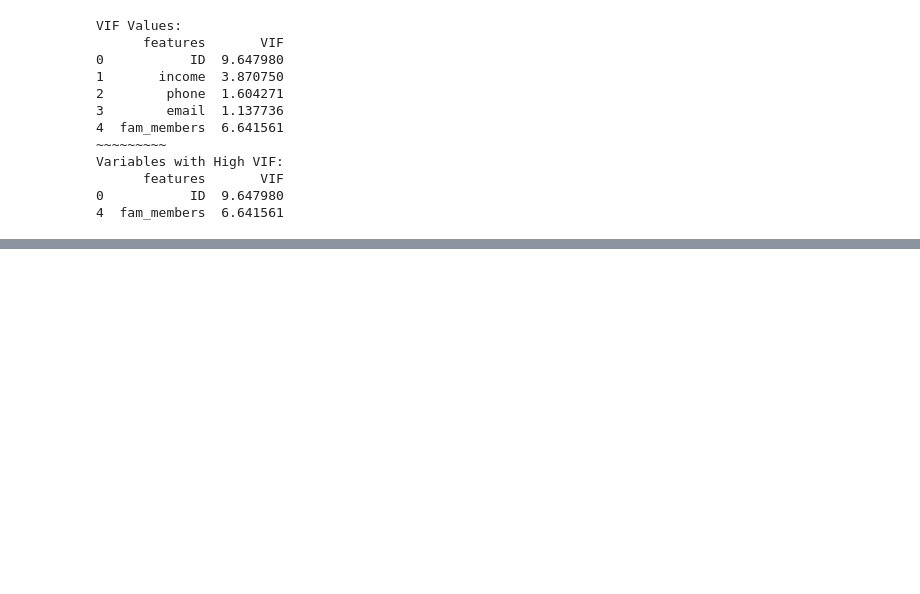
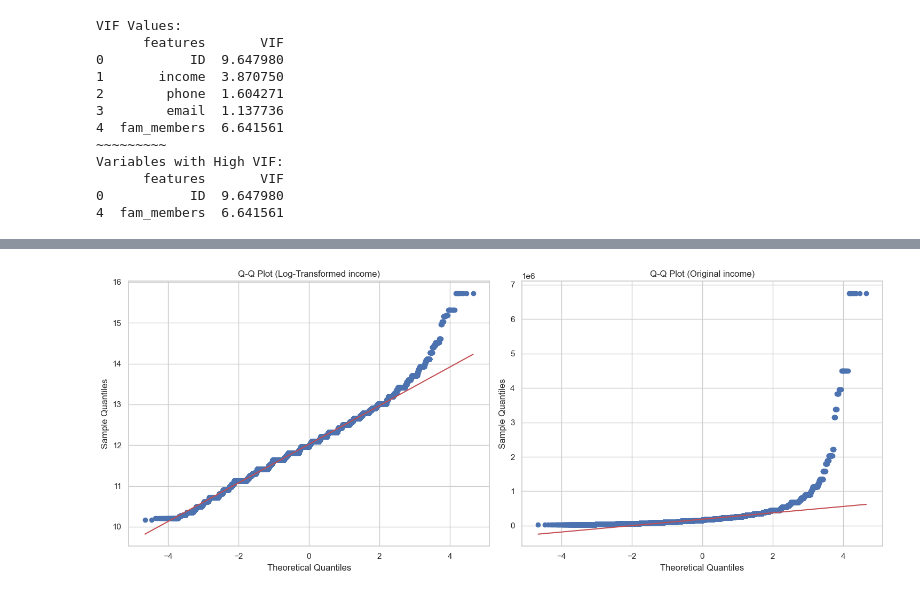
Before and after one commit to ThomasProce/credit-risk-classification, a Jupyter notebook: credit_risk.ipynb, the cells around one changed output, grey strips where cells are left out. Drawn from its saved outputs; the diff is of its cells as text; code cells hidden in the pictures; blank space fills up the shorter version.

```diff
--- a/credit_risk.ipynb
+++ b/credit_risk.ipynb
@@ -955,0 +1025,45 @@ Variables with High VIF:
+# %%
+def pair_qq_plot(data, feature, n=1, m=2):
+    """
+    Generate Q-Q (Quantile-Quantile) plots for a specified feature in a dataset.
+
+    Parameters:
+    - data: The dataset containing the feature to be analyzed.
+    - feature: The name of the feature for which Q-Q plots will be created.
+    - n: Number of rows in the subplot grid (default: 1).
+    - m: Number of columns in the subplot grid (default: 2).
+
+    Returns:
+    - None (displays the Q-Q plots).
+
+    Q-Q plots are graphical tools used to assess whether a dataset follows a specific theoretical distribution, such as the normal (Gaussian) distribution.
+
+    Two types of Q-Q plots are created:
+    1. Log-Transformed Income: Compares log-transformed feature values to the theoretical quantiles of a normal distribution.
+    2. Original Income: Compares original feature values to the theoretical quantiles of a normal distribution.
+
+    These plots help assess how closely the data aligns with a normal distribution. Deviations from a straight line suggest departures from normality.
+    """
+
+    # Create subplots based on n and m
+    fig, axes = plt.subplots(n, m, figsize=(15, 6))
+
+    # Create a Q-Q plot for the log-transformed feature
+    stats.probplot(np.log(data[feature]), dist="norm", plot=axes[0])
+    axes[0].set_title(f"Q-Q Plot (Log-Transformed {feature})")
+    axes[0].set_xlabel("Theoretical Quantiles")
+    axes[0].set_ylabel("Sample Quantiles")
+
+    # Create a Q-Q plot for the non-transformed feature
+    stats.probplot(data[feature], dist="norm", plot=axes[1])
+    axes[1].set_title(f"Q-Q Plot (Original {feature})")
+    axes[1].set_xlabel("Theoretical Quantiles")
+    axes[1].set_ylabel("Sample Quantiles")
+
+    plt.tight_layout()  # Ensures proper spacing between subplots
+    plt.show()
+# %%
+# The QQ-Plot confirm what sad before, there are evident extreme values (outliers)
+pair_qq_plot(applicants,'income')
+# %% [output]
+[figure, added]
```
Also changed, not shown: parts of 7 cells of this notebook.
